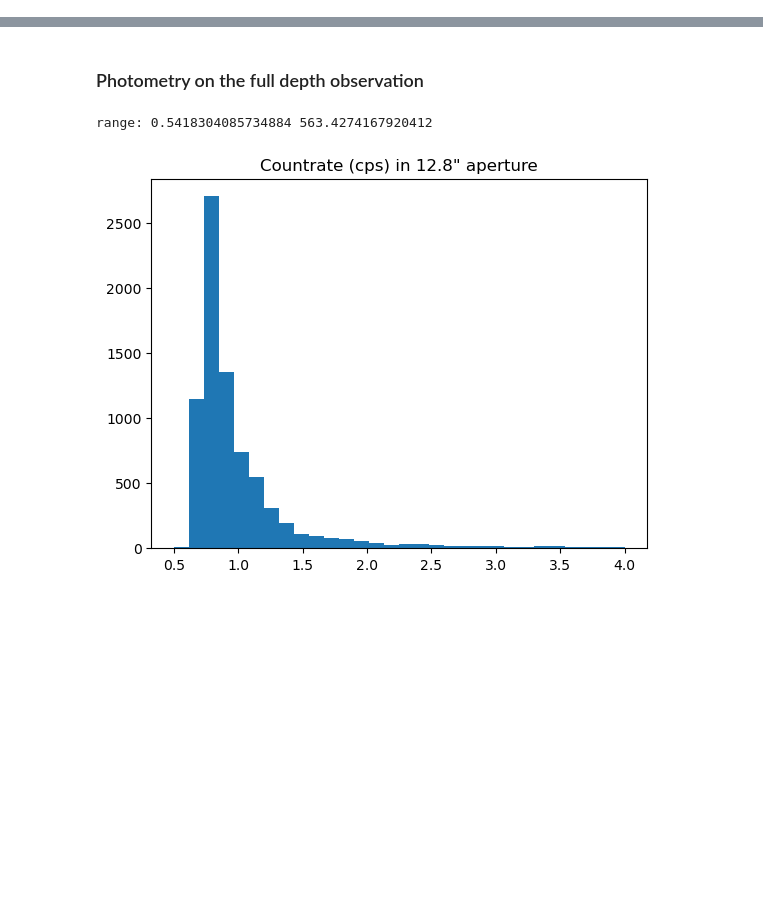
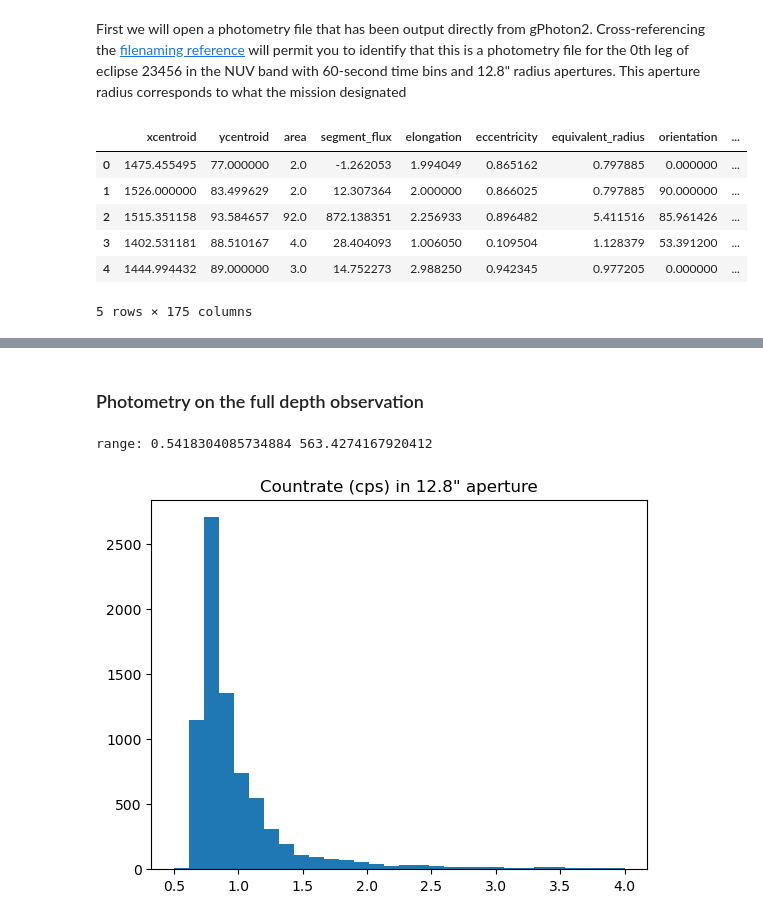
Before and after one commit to MillionConcepts/glcat_documentation, a Jupyter notebook: pages/basic_photometry.ipynb, the cells around one changed output, grey strips where cells are left out. Saved outputs shown, nothing was run; the diff lists cells and outputs as text; code cells hidden in the pictures; blank space fills up the shorter version.

```diff
--- a/pages/001 - basic_photometry.ipynb
+++ b/pages/basic_photometry.ipynb
@@ -10,3 +15,16 @@ edir = '~/github/gPhoton2/test_data/e23456/'
 photomfiles = {'APER4':f'{edir}/e23456-nd-f0060-b00-movie-photom-12_8.csv',
                'APER5':f'{edir}/e23456-nd-f0060-b00-movie-photom-17_3.csv',
                'APER6':f'{edir}/e23456-nd-f0060-b00-movie-photom-30_0.csv',}
+# %% [markdown]
+First we will open a photometry file that has been output directly from gPhoton2. Cross-referencing the [filenaming reference](#filenaming_conventions.md) will permit you to identify that this is a photometry file for the 0th leg of eclipse 23456 in the NUV band with 60-second time bins and 12.8" radius apertures. This aperture radius corresponds to what the mission designated
+# %%
+aper4_photom = pd.read_csv(f'{edir}/e23456-nd-f0060-b00-movie-photom-12_8.csv')
+aper4_photom.head()
+# %% [output]
+|  | xcentroid | ycentroid | area | segment_flux | elongation | eccentricity | equivalent_radius | orientation | ... |
+| 0 | 1475.455495 | 77.000000 | 2.0 | -1.262053 | 1.994049 | 0.865162 | 0.797885 | 0.000000 | ... |
+| 1 | 1526.000000 | 83.499629 | 2.0 | 12.307364 | 2.000000 | 0.866025 | 0.797885 | 90.000000 | ... |
+| 2 | 1515.351158 | 93.584657 | 92.0 | 872.138351 | 2.256933 | 0.896482 | 5.411516 | 85.961426 | ... |
+| 3 | 1402.531181 | 88.510167 | 4.0 | 28.404093 | 1.006050 | 0.109504 | 1.128379 | 53.391200 | ... |
+| 4 | 1444.994432 | 89.000000 | 3.0 | 14.752273 | 2.988250 | 0.942345 | 0.977205 | 0.000000 | ... |
+5 rows × 175 columns
```
Also changed, not shown: parts of 10 cells of this notebook, 5 other files.
